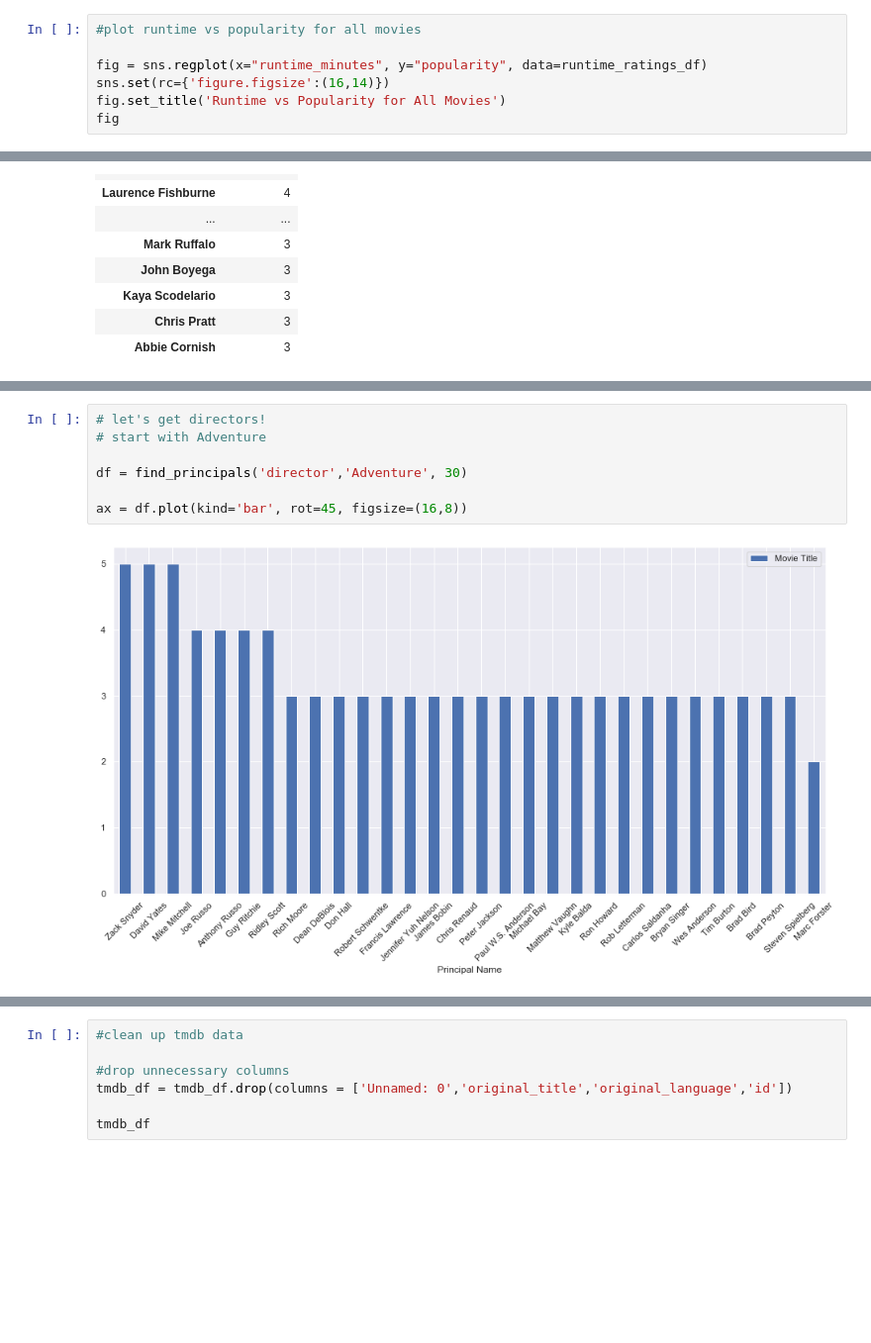
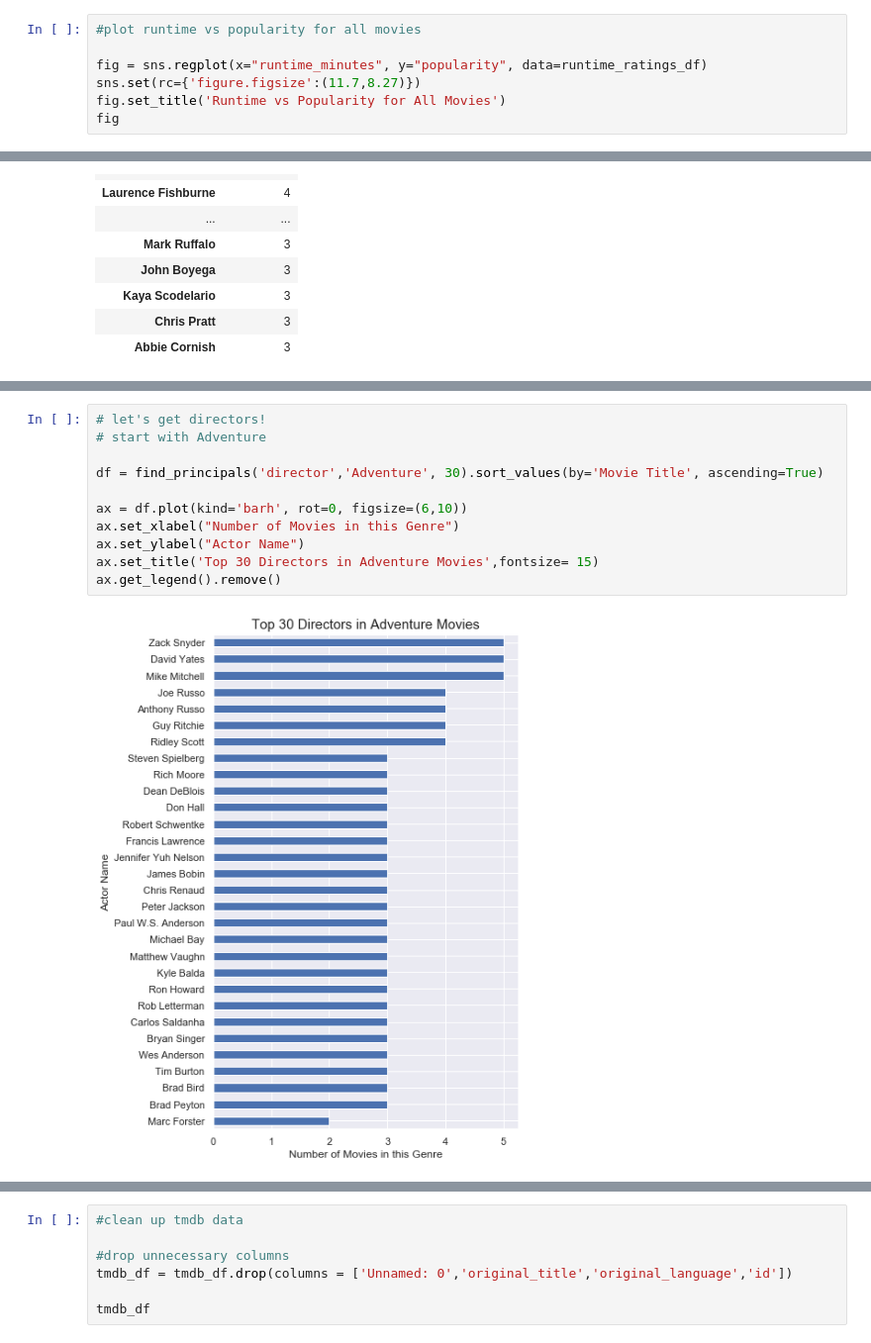
Before and after one commit to lilisbeit/Microsoft-Movies-Project, a Jupyter notebook: Microsoft-Movies-Notebook.ipynb, the cells around one changed output, grey strips where cells are left out. Shown at 99% size. Saved outputs shown, nothing was run; the diff lists cells and outputs as text; blank space fills up the shorter version.

```diff
--- a/Microsoft-Movies-Notebook.ipynb
+++ b/Microsoft-Movies-Notebook.ipynb
@@ -837,7 +908,7 @@ memory usage: 3.5+ MB
 #plot runtime vs popularity for all movies
 
 fig = sns.regplot(x="runtime_minutes", y="popularity", data=runtime_ratings_df)
-sns.set(rc={'figure.figsize':(16,14)})
+sns.set(rc={'figure.figsize':(11.7,8.27)})
 fig.set_title('Runtime vs Popularity for All Movies')
 fig
 # %% [output]
@@ -1260,12 +1342,16 @@ ax = df.plot(kind='bar', rot=45, figsize=(16,8))
 # %%
 # let's get directors!
 # start with Adventure
 
-df = find_principals('director','Adventure', 30)
+df = find_principals('director','Adventure', 30).sort_values(by='Movie Title', ascending=True)
 
-ax = df.plot(kind='bar', rot=45, figsize=(16,8))
+ax = df.plot(kind='barh', rot=0, figsize=(6,10))
+ax.set_xlabel("Number of Movies in this Genre")
+ax.set_ylabel("Actor Name")
+ax.set_title('Top 30 Directors in Adventure Movies',fontsize= 15)
+ax.get_legend().remove()
 # %% [output]
-[figure, old version]
+[figure, new version]
 # %%
 # let's get directors!
 # now Sci-Fi
```
Also changed, not shown: parts of 23 cells of this notebook.
